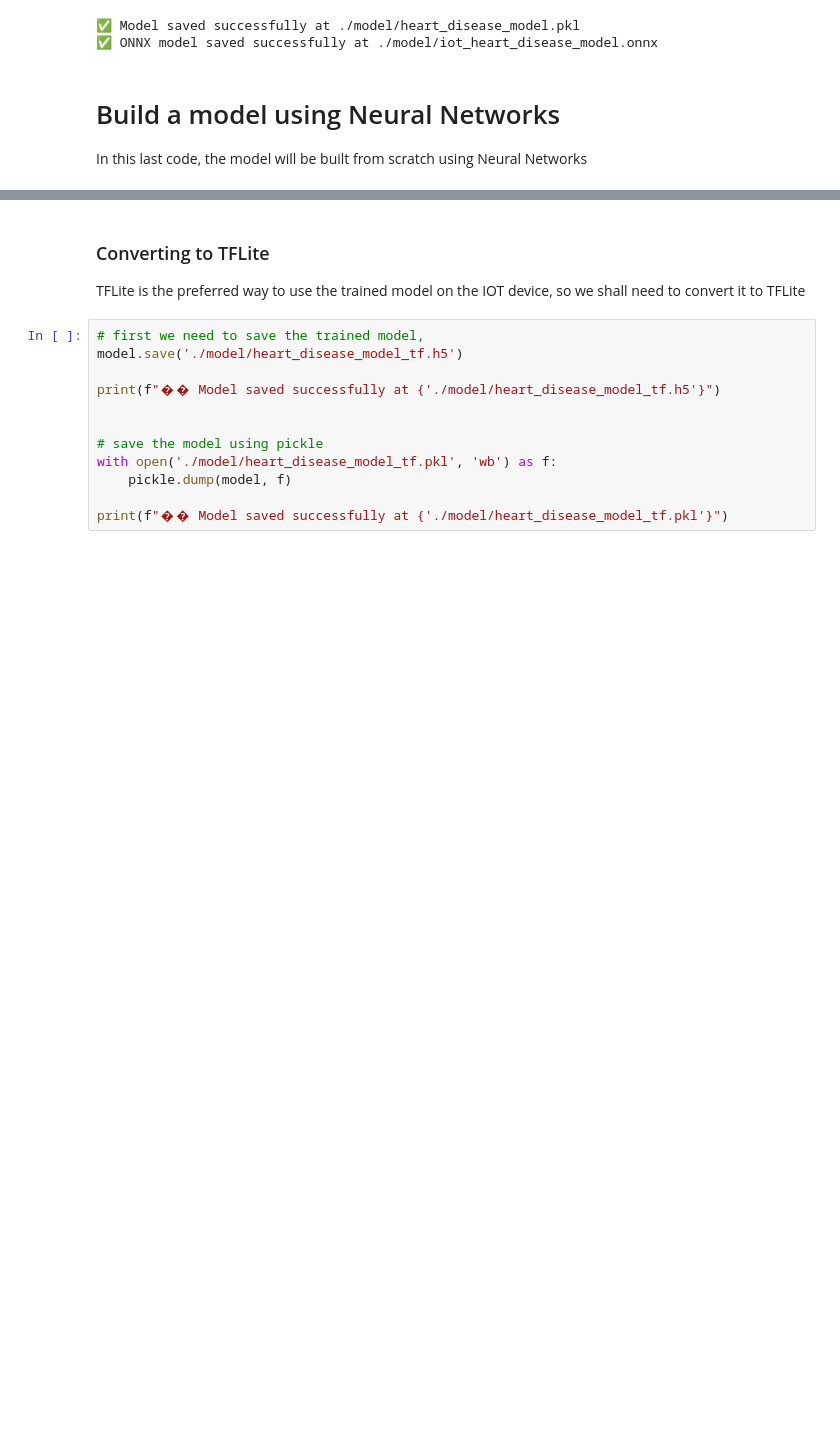
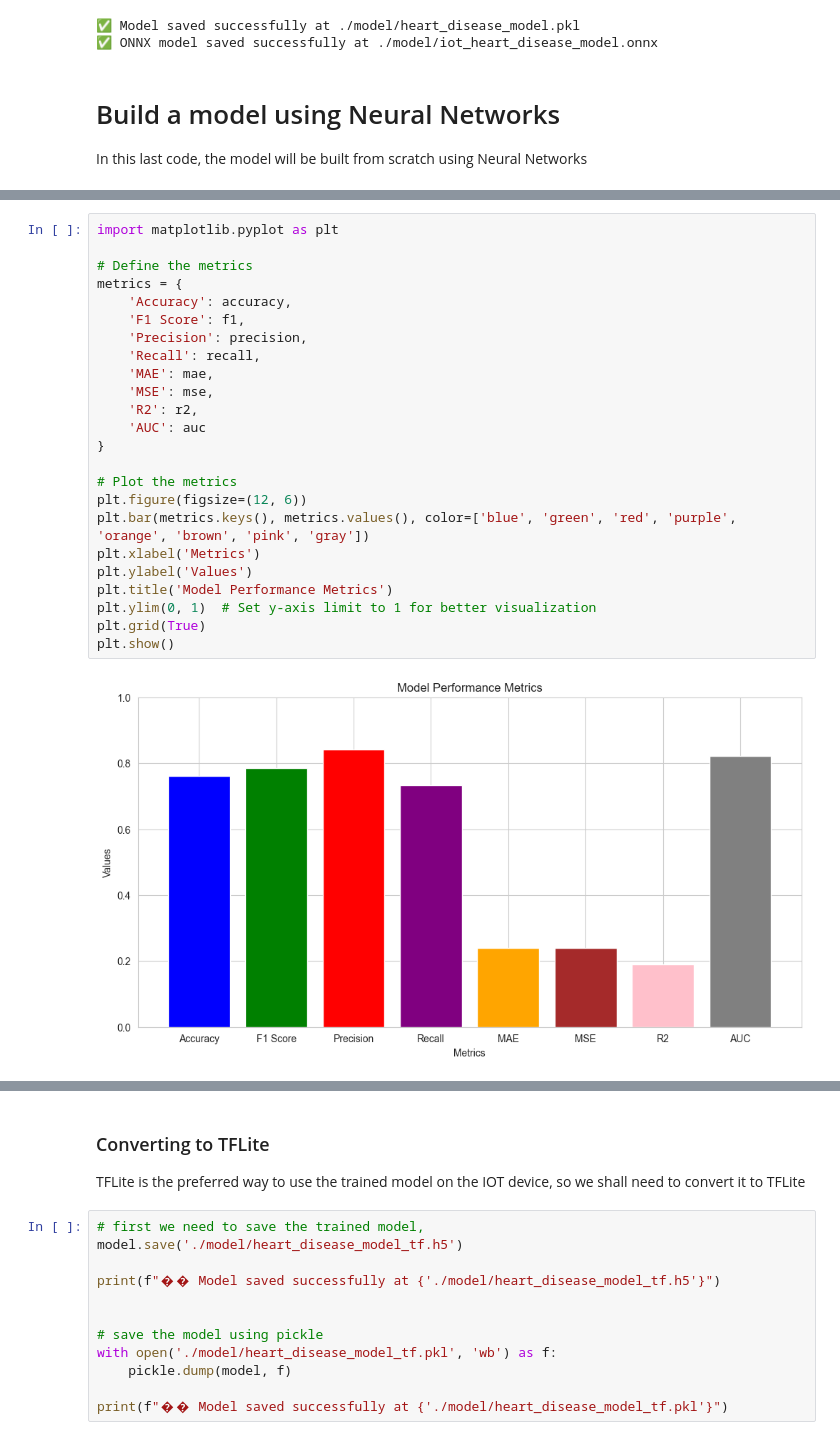
Before and after one commit to kaybrian/capstone, a Jupyter notebook: ML_Model/main.ipynb, the cells around one changed output, grey strips where cells are left out. Cells and saved outputs as stored; diff of their text form; blank space fills up the shorter version.

```diff
--- a/ML_Model/main.ipynb
+++ b/ML_Model/main.ipynb
@@ -1320,3 +1342,29 @@ MSE: 0.20652173913043478
+# %%
+import matplotlib.pyplot as plt
+
+# Define the metrics
+metrics = {
+    'Accuracy': accuracy,
+    'F1 Score': f1,
+    'Precision': precision,
+    'Recall': recall,
+    'MAE': mae,
+    'MSE': mse,
+    'R2': r2,
+    'AUC': auc
+}
+
+# Plot the metrics
+plt.figure(figsize=(12, 6))
+plt.bar(metrics.keys(), metrics.values(), color=['blue', 'green', 'red', 'purple', 'orange', 'brown', 'pink', 'gray'])
+plt.xlabel('Metrics')
+plt.ylabel('Values')
+plt.title('Model Performance Metrics')
+plt.ylim(0, 1)  # Set y-axis limit to 1 for better visualization
+plt.grid(True)
+plt.show()
+# %% [output]
+[figure, added]
 # %%
 # plot the history to see how the model is trained
 
```
Also changed, not shown: parts of 11 cells of this notebook, 1 other file.
